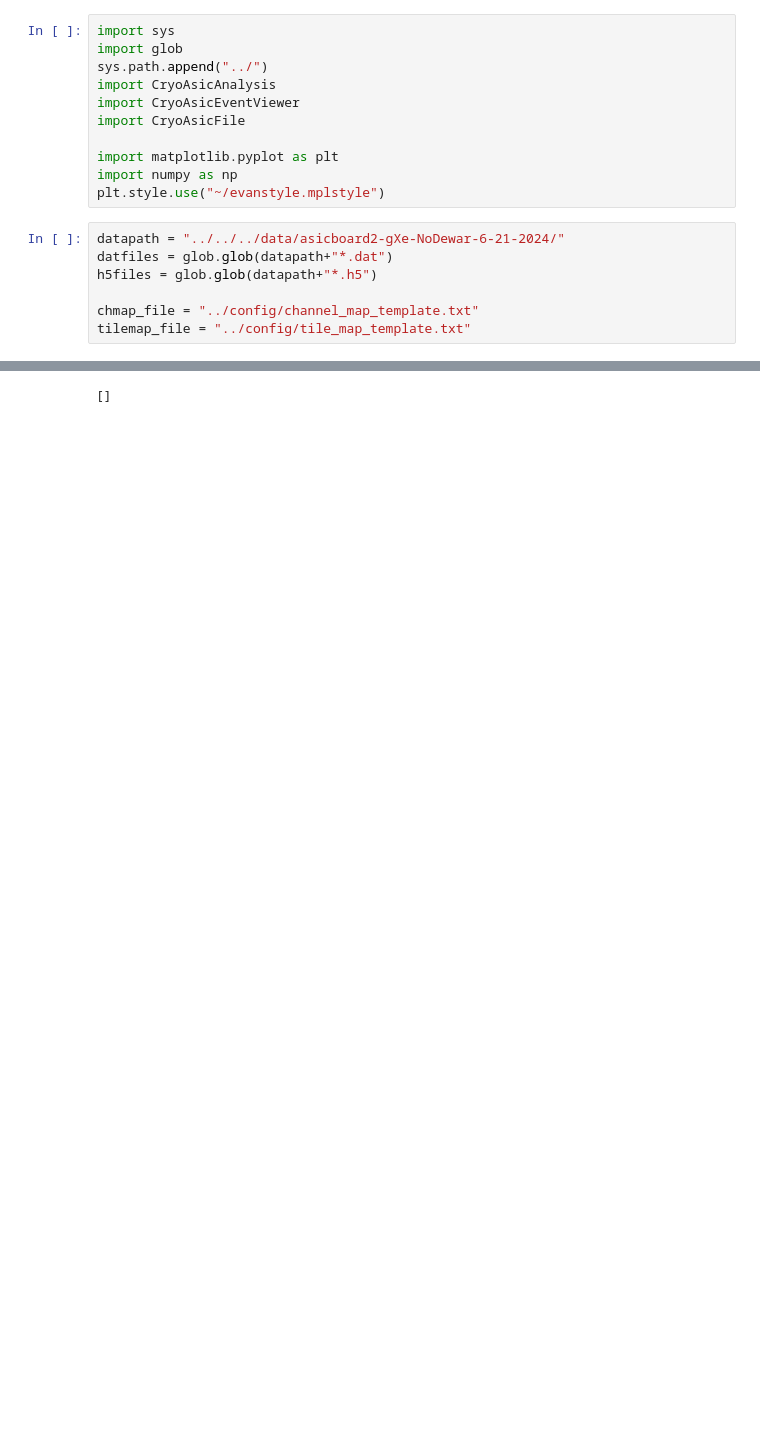
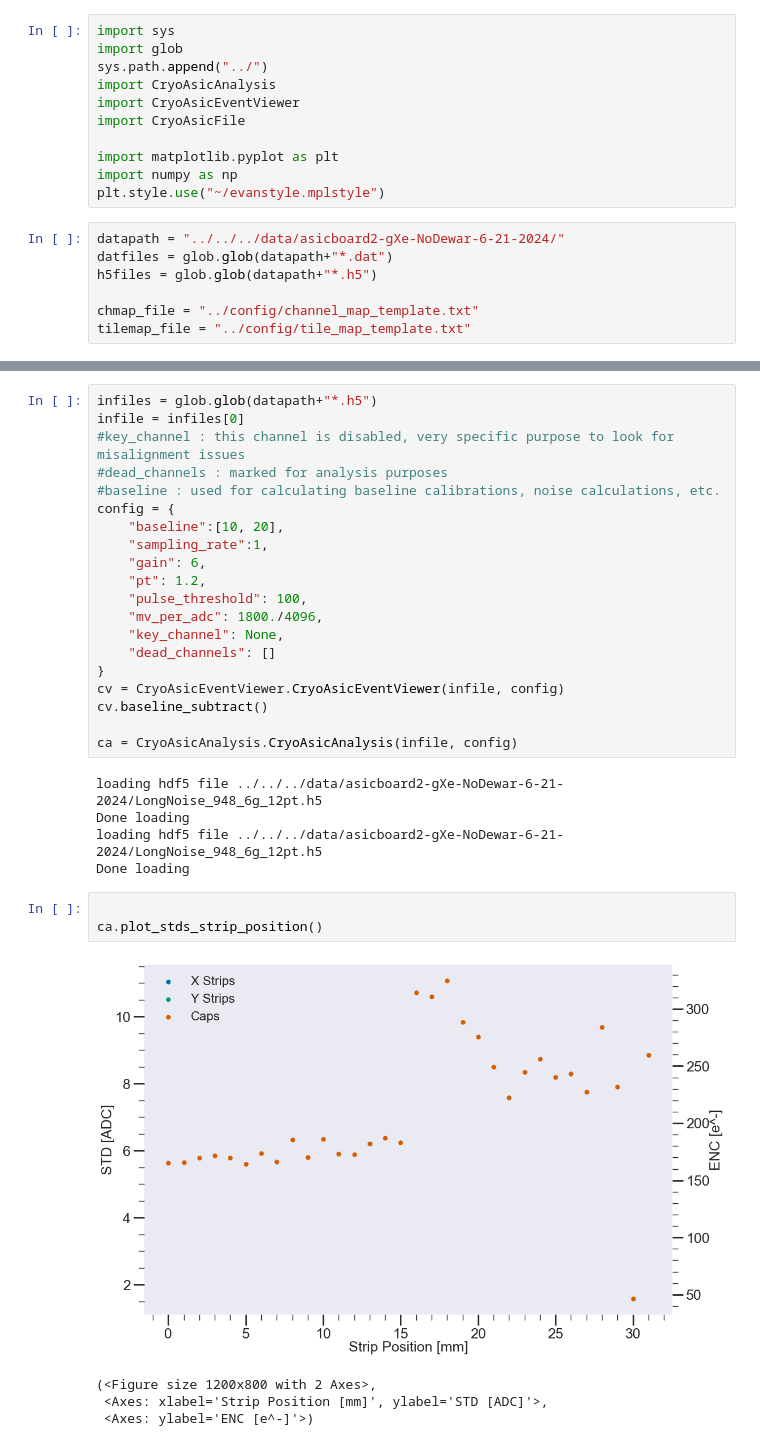
Before and after one commit to nEXO-collaboration/cryo-asic-analysis, a Jupyter notebook: notebooks/strip_plot_demonstrator.ipynb, the cells around one changed output, grey strips where cells are left out. Drawn from its saved outputs; the diff is of its cells as text; blank space fills up the shorter version.

```diff
--- a/notebooks/strip_plot_demonstrator.ipynb
+++ b/notebooks/strip_plot_demonstrator.ipynb
@@ -44,3 +51,33 @@ ImportError: IProgress not found. Please update jupyter and ipywidgets. See http
+# %%
+infiles = glob.glob(datapath+"*.h5")
+infile = infiles[0]
+#key_channel : this channel is disabled, very specific purpose to look for misalignment issues
+#dead_channels : marked for analysis purposes
+#baseline : used for calculating baseline calibrations, noise calculations, etc.
+config = {
+    "baseline":[10, 20],
+    "sampling_rate":1,
+    "gain": 6,
+    "pt": 1.2,
+    "pulse_threshold": 100,
+    "mv_per_adc": 1800./4096,
+    "key_channel": None,
+    "dead_channels": []
+}
+cv = CryoAsicEventViewer.CryoAsicEventViewer(infile, config)
+cv.baseline_subtract()
+
+ca = CryoAsicAnalysis.CryoAsicAnalysis(infile, config)
+# %% [output]
+loading hdf5 file ../../../data/asicboard2-gXe-NoDewar-6-21-2024/LongNoise_948_6g_12pt.h5
+Done loading
+loading hdf5 file ../../../data/asicboard2-gXe-NoDewar-6-21-2024/LongNoise_948_6g_12pt.h5
+Done loading
 # %%
+
+ca.plot_stds_strip_position()
 # %% [output]
+[figure, added]
-[]
+(<Figure size 1200x800 with 2 Axes>,
+ <Axes: xlabel='Strip Position [mm]', ylabel='STD [ADC]'>,
+ <Axes: ylabel='ENC [e^-]'>)
```
Also changed, not shown: parts of 2 cells of this notebook, 2 other files.
